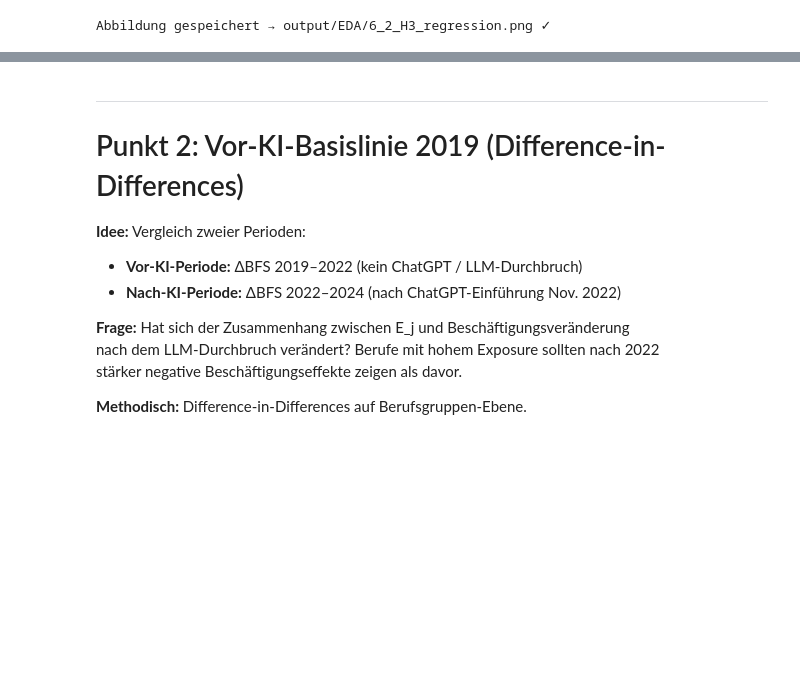
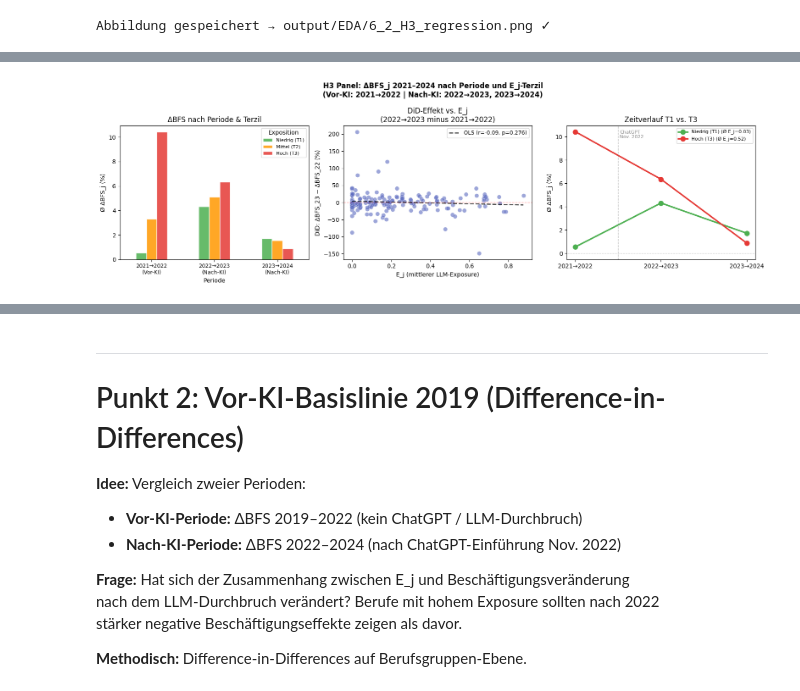
Before and after one commit to nojimayu/Master_Thesis, a Jupyter notebook: notebooks/04_hypothesen.ipynb, the cells around one changed output, grey strips where cells are left out. Drawn from its saved outputs; the diff is of its cells as text; code cells hidden in the pictures; blank space fills up the shorter version.

```diff
--- a/notebooks/04_hypothesen.ipynb
+++ b/notebooks/04_hypothesen.ipynb
@@ -610,0 +791,95 @@ Abbildung gespeichert → output/EDA/6_2_H3_regression.png ✓
+# %%
+# ── Visualisierung Panel-Analyse ──────────────────────────────────────────
+fig, axes = plt.subplots(1, 3, figsize=(16, 5))
+fig.suptitle(
+    "H3 Panel: ΔBFS_j 2021–2024 nach Periode und E_j-Terzil\n"
+    "(Vor-KI: 2021→2022 | Nach-KI: 2022→2023, 2023→2024)",
+    fontsize=12, fontweight="bold"
+)
+
+# Terzile im Panel-Datensatz
+h3_panel["exp_terzil"] = pd.qcut(
+    h3_panel["E_j_mean"], q=3,
+    labels=["Niedrig (T1)", "Mittel (T2)", "Hoch (T3)"]
+)
+
+# Panel 1: ΔBFS nach Periode und Terzil (Balken)
+ax = axes[0]
+terzil_periode = (
+    h3_panel.groupby(["periode", "exp_terzil"], observed=True)["delta_bfs"]
+    .mean().unstack()
+)
+terzil_periode.plot(kind="bar", ax=ax, color=["#4CAF50","#FF9800","#E53935"],
+                    alpha=0.85, edgecolor="white")
+ax.axhline(0, color="gray", linewidth=0.8, linestyle=":")
+ax.set_xlabel("Periode")
+ax.set_ylabel("Ø ΔBFS_j (%)")
+ax.set_title("ΔBFS nach Periode & Terzil")
+ax.set_xticklabels(["2021→2022\n(Vor-KI)", "2022→2023\n(Nach-KI)",
+                     "2023→2024\n(Nach-KI)"], rotation=0, fontsize=9)
+ax.legend(title="Exposition", fontsize=8)
+
+# Panel 2: E_j vs. DiD-Effekt (post − pre)
+ax = axes[1]
+vor_ki  = h3_panel[h3_panel["periode"]=="2021_2022"].set_index("isco_4digit")["delta_bfs"]
+nach_ki = h3_panel[h3_panel["periode"]=="2022_2023"].set_index("isco_4digit")["delta_bfs"]
+did_panel = (nach_ki - vor_ki).dropna().reset_index()
+did_panel = did_panel.merge(
+    h3_panel[["isco_4digit","E_j_mean"]].drop_duplicates(),
+    on="isco_4digit", how="left"
+)
+ax.scatter(did_panel["E_j_mean"], did_panel["delta_bfs"],
+           alpha=0.6, s=50, color="#5C6BC0", edgecolors="white", linewidth=0.3)
+if len(did_panel) >= 5:
+    from scipy import stats as sp_stats
+    sl, ic, r_d, p_d, _ = sp_stats.linregress(
+        did_panel["E_j_mean"], did_panel["delta_bfs"]
+    )
+    x_r = np.linspace(did_panel["E_j_mean"].min(), did_panel["E_j_mean"].max(), 100)
+    ax.plot(x_r, ic + sl*x_r, "k--", linewidth=1.8, alpha=0.7,
+            label=f"OLS (r={r_d:.2f}, p={p_d:.3f})")
+    ax.legend(fontsize=9)
+ax.axhline(0, color="red", linewidth=1, linestyle="--", alpha=0.5)
+ax.set_xlabel("E_j (mittlerer LLM-Exposure)")
+ax.set_ylabel("DiD: ΔBFS_23 − ΔBFS_22 (%)")
+ax.set_title("DiD-Effekt vs. E_j\n(2022→2023 minus 2021→2022)")
+
+# Panel 3: Zeitverlauf Terzil 1 vs. 3
+ax = axes[2]
+for terzil, color in [("Niedrig (T1)", "#4CAF50"), ("Hoch (T3)", "#E53935")]:
+    sub = (
+        h3_panel[h3_panel["exp_terzil"]==terzil]
+        .groupby("periode")["delta_bfs"].mean()
+    )
+    ax.plot(["2021→2022","2022→2023","2023→2024"], sub.values,
+            "o-", color=color, linewidth=2.5, markersize=8,
+            label=f"{terzil} (Ø E_j={h3_panel[h3_panel['exp_terzil']==terzil]['E_j_mean'].mean():.2f})")
+ax.axvline(0.5, color="gray", linewidth=1, linestyle="--", alpha=0.5)
+ax.axhline(0, color="gray", linewidth=0.8, linestyle=":")
+ax.text(0.52, ax.get_ylim()[1]*0.9, "ChatGPT\nNov. 2022", fontsize=8, color="gray")
+ax.set_ylabel("Ø ΔBFS_j (%)")
+ax.set_title("Zeitverlauf T1 vs. T3")
+ax.legend(fontsize=8)
+
+plt.tight_layout()
+plt.savefig(FIGURES / "6_2_H3_panel.png", dpi=150, bbox_inches="tight")
+plt.show()
+print("Gespeichert → 6_2_H3_panel.png ✓")
+
+# Zusammenfassung speichern
+panel_summary = pd.DataFrame({
+    "metric": ["n_isco_codes", "n_perioden", "beta_DiD", "p_DiD",
+               "vor_ki_mean", "nach_ki_mean_22_23", "nach_ki_mean_23_24"],
+    "value":  [
+        h3_panel["isco_4digit"].nunique(), 3,
+        float(beta_panel) if beta_panel is not None else np.nan,
+        float(p_panel) if p_panel is not None else np.nan,
+        h3_panel[h3_panel["periode"]=="2021_2022"]["delta_bfs"].mean(),
+        h3_panel[h3_panel["periode"]=="2022_2023"]["delta_bfs"].mean(),
+        h3_panel[h3_panel["periode"]=="2023_2024"]["delta_bfs"].mean(),
+    ]
+}).round(4)
+panel_summary.to_csv(FIGURES / "H3_panel_results.csv", index=False)
+print("Gespeichert → H3_panel_results.csv ✓")
+# %% [output]
+[figure, added]
```
Also changed, not shown: parts of 15 cells of this notebook, 7 other files.
